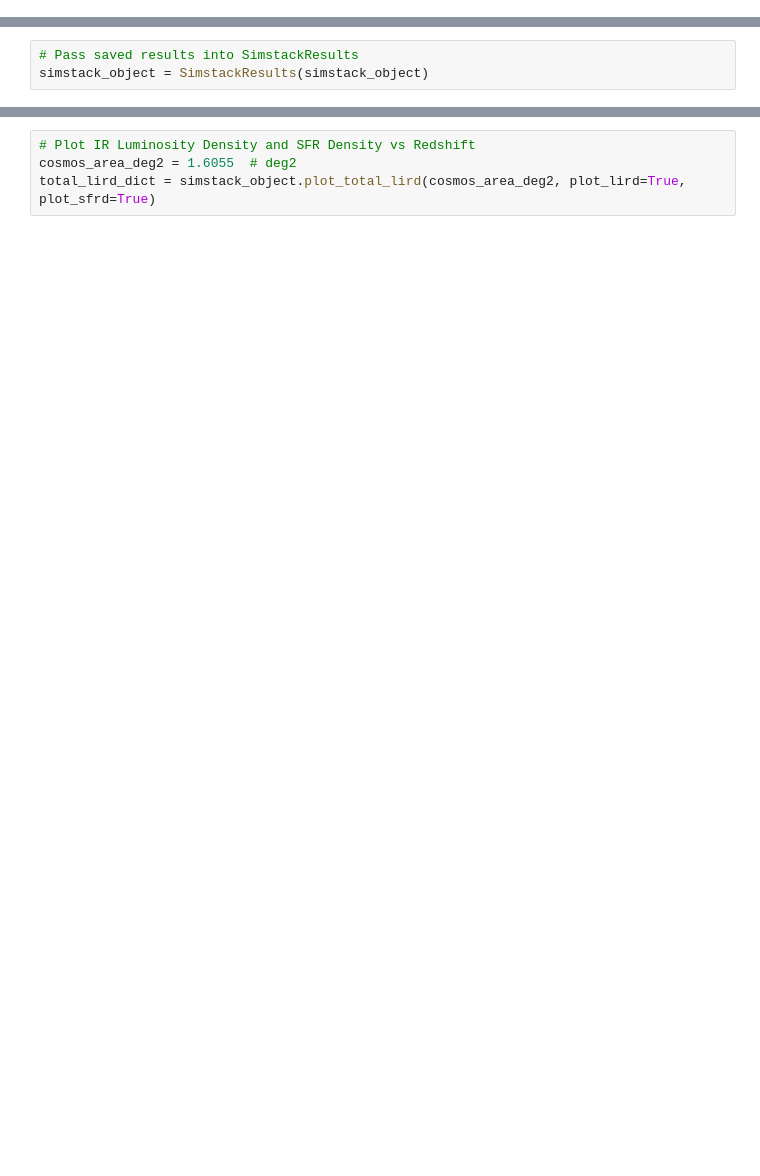
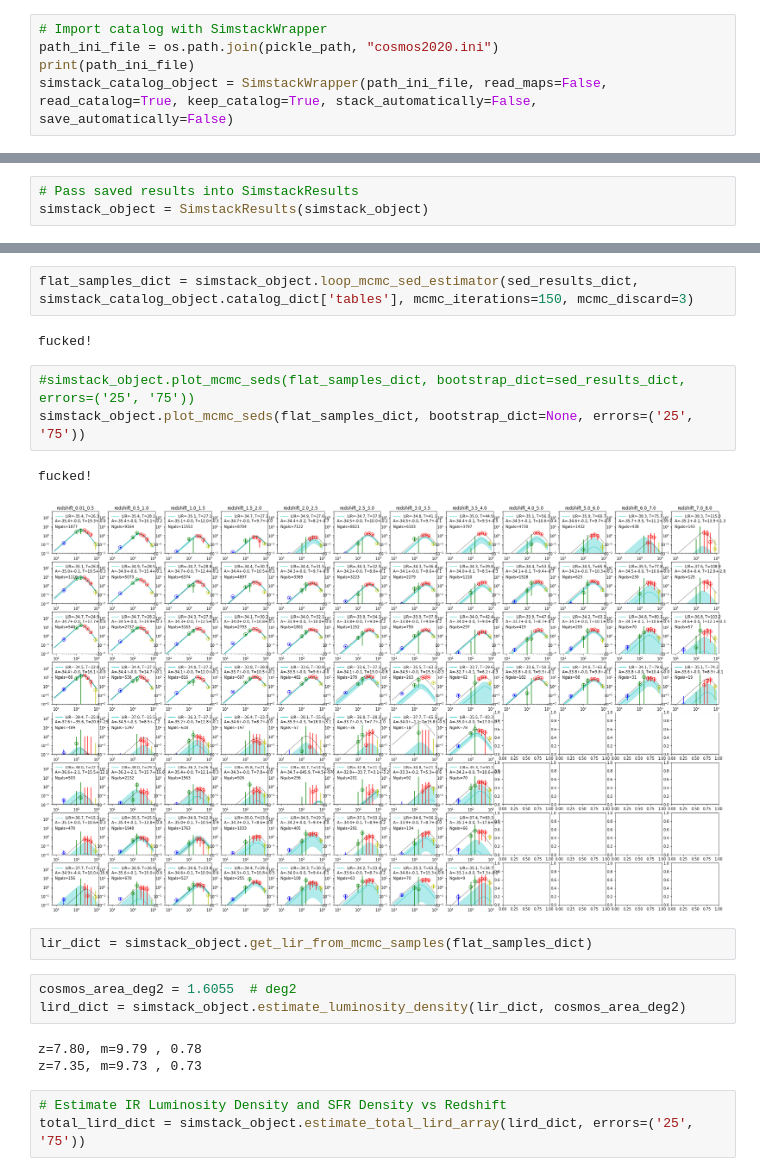
Before and after one commit to marcoviero/simstack3, a Jupyter notebook: notebooks/example_plot_results.ipynb, the cells around one changed output, grey strips where cells are left out. Cells and saved outputs as stored; diff of their text form; blank space fills up the shorter version.

```diff
--- a/notebooks/example_plot_results.ipynb
+++ b/notebooks/example_plot_results.ipynb
@@ -38,3 +34,8 @@ split_table = simstack_catalog_object.catalog_dict['tables']['split_table'][['re
 # %%
 # Import saved stacking results
 simstack_object = import_saved_pickles(path_file)
+# %%
+# Import catalog with SimstackWrapper
+path_ini_file = os.path.join(pickle_path, "cosmos2020.ini")
+print(path_ini_file)
+simstack_catalog_object = SimstackWrapper(path_ini_file, read_maps=False, read_catalog=True, keep_catalog=True, stack_automatically=False, save_automatically=False)
@@ -62,4 +81,21 @@ simstack_object.plot_lir_vs_z()
-# %%
-# Plot IR Luminosity Density and SFR Density vs Redshift
-cosmos_area_deg2 = 1.6055  # deg2
-total_lird_dict = simstack_object.plot_total_lird(cosmos_area_deg2, plot_lird=True, plot_sfrd=True)
+# %%
+flat_samples_dict = simstack_object.loop_mcmc_sed_estimator(sed_results_dict, simstack_catalog_object.catalog_dict['tables'], mcmc_iterations=150, mcmc_discard=3)
+# %% [output]
+fucked!
+# %%
+#simstack_object.plot_mcmc_seds(flat_samples_dict, bootstrap_dict=sed_results_dict, errors=('25', '75'))
+simstack_object.plot_mcmc_seds(flat_samples_dict, bootstrap_dict=None, errors=('25', '75'))
+# %% [output]
+fucked!
+[figure, added]
+# %%
+lir_dict = simstack_object.get_lir_from_mcmc_samples(flat_samples_dict)
+# %%
+cosmos_area_deg2 = 1.6055  # deg2
+lird_dict = simstack_object.estimate_luminosity_density(lir_dict, cosmos_area_deg2)
+# %% [output]
+z=7.80, m=9.79 , 0.78
+z=7.35, m=9.73 , 0.73
+# %%
+# Estimate IR Luminosity Density and SFR Density vs Redshift
+total_lird_dict = simstack_object.estimate_total_lird_array(lird_dict, errors=('25', '75'))
```
Also changed, not shown: parts of 19 cells of this notebook, 4 other files.
